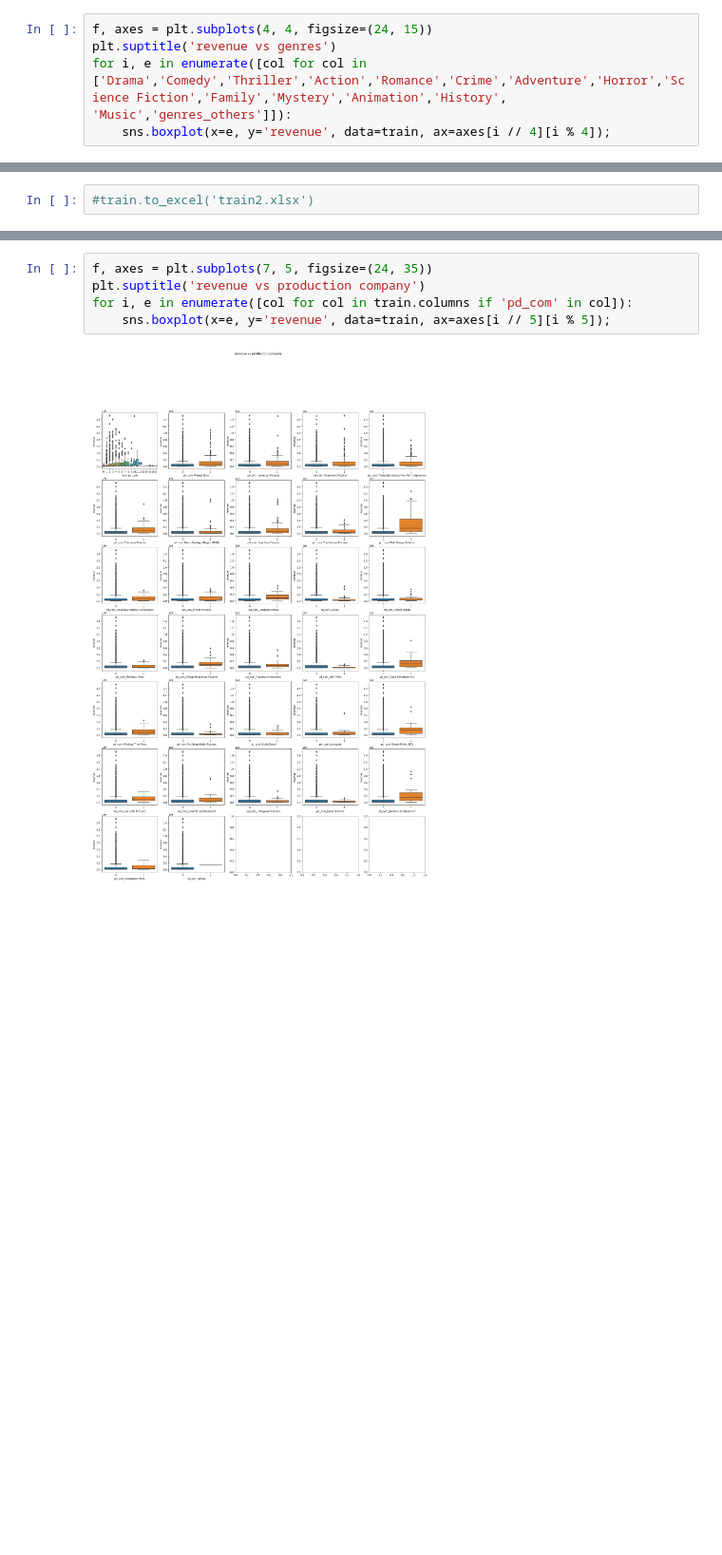
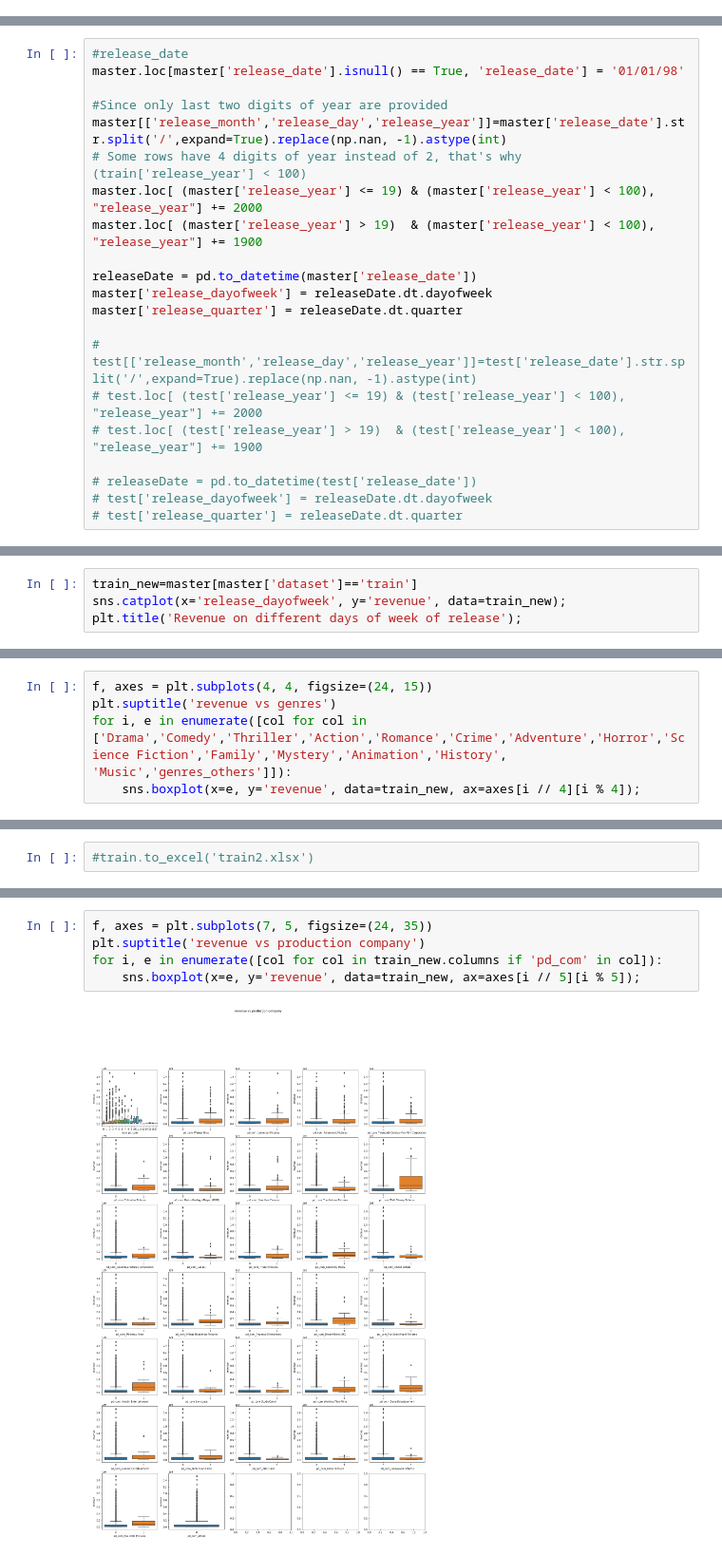
Before and after one commit to Kuntya/Capstone-Project-1, a Jupyter notebook: Capstone Project 1.ipynb, the cells around one changed output, grey strips where cells are left out. Shown at 95% size. Cells and saved outputs as stored; diff of their text form; blank space fills up the shorter version.

```diff
--- a/Capstone Project 1.ipynb
+++ b/Capstone Project 1.ipynb
@@ -998,5 +857,0 @@ plt.show()
-# %%
-f, axes = plt.subplots(4, 4, figsize=(24, 15))
-plt.suptitle('revenue vs genres')
-for i, e in enumerate([col for col in ['Drama','Comedy','Thriller','Action','Romance','Crime','Adventure','Horror','Science Fiction','Family','Mystery','Animation','History', 'Music','genres_others']]):
-    sns.boxplot(x=e, y='revenue', data=train, ax=axes[i // 4][i % 4]);
@@ -1004,0 +924,21 @@ for i, e in enumerate([col for col in ['Drama','Comedy','Thriller','Action','Rom
+# %%
+#release_date
+master.loc[master['release_date'].isnull() == True, 'release_date'] = '01/01/98'
+
+#Since only last two digits of year are provided
+master[['release_month','release_day','release_year']]=master['release_date'].str.split('/',expand=True).replace(np.nan, -1).astype(int)
+# Some rows have 4 digits of year instead of 2, that's why (train['release_year'] < 100)
+master.loc[ (master['release_year'] <= 19) & (master['release_year'] < 100), "release_year"] += 2000
+master.loc[ (master['release_year'] > 19)  & (master['release_year'] < 100), "release_year"] += 1900
+
+releaseDate = pd.to_datetime(master['release_date'])
+master['release_dayofweek'] = releaseDate.dt.dayofweek
+master['release_quarter'] = releaseDate.dt.quarter
+
+# test[['release_month','release_day','release_year']]=test['release_date'].str.split('/',expand=True).replace(np.nan, -1).astype(int)
+# test.loc[ (test['release_year'] <= 19) & (test['release_year'] < 100), "release_year"] += 2000
+# test.loc[ (test['release_year'] > 19)  & (test['release_year'] < 100), "release_year"] += 1900
+
+# releaseDate = pd.to_datetime(test['release_date'])
+# test['release_dayofweek'] = releaseDate.dt.dayofweek
+# test['release_quarter'] = releaseDate.dt.quarter
@@ -1004,0 +981,4 @@ for i, e in enumerate([col for col in ['Drama','Comedy','Thriller','Action','Rom
+# %%
+train_new=master[master['dataset']=='train']
+sns.catplot(x='release_dayofweek', y='revenue', data=train_new);
+plt.title('Revenue on different days of week of release');
@@ -1004,0 +1035,5 @@ for i, e in enumerate([col for col in ['Drama','Comedy','Thriller','Action','Rom
+# %%
+f, axes = plt.subplots(4, 4, figsize=(24, 15))
+plt.suptitle('revenue vs genres')
+for i, e in enumerate([col for col in ['Drama','Comedy','Thriller','Action','Romance','Crime','Adventure','Horror','Science Fiction','Family','Mystery','Animation','History', 'Music','genres_others']]):
+    sns.boxplot(x=e, y='revenue', data=train_new, ax=axes[i // 4][i % 4]);
@@ -1024,10 +1061,10 @@ plt.show()
 # %%
 f, axes = plt.subplots(7, 5, figsize=(24, 35))
 plt.suptitle('revenue vs production company')
-for i, e in enumerate([col for col in train.columns if 'pd_com' in col]):
-    sns.boxplot(x=e, y='revenue', data=train, ax=axes[i // 5][i % 5]);
+for i, e in enumerate([col for col in train_new.columns if 'pd_com' in col]):
+    sns.boxplot(x=e, y='revenue', data=train_new, ax=axes[i // 5][i % 5]);
 # %% [output]
-[figure, old version]
+[figure, new version]
 # %%
 #production countries
 f, axes = plt.subplots(6, 5, figsize=(24, 35))
```
Also changed, not shown: parts of 132 cells of this notebook.
